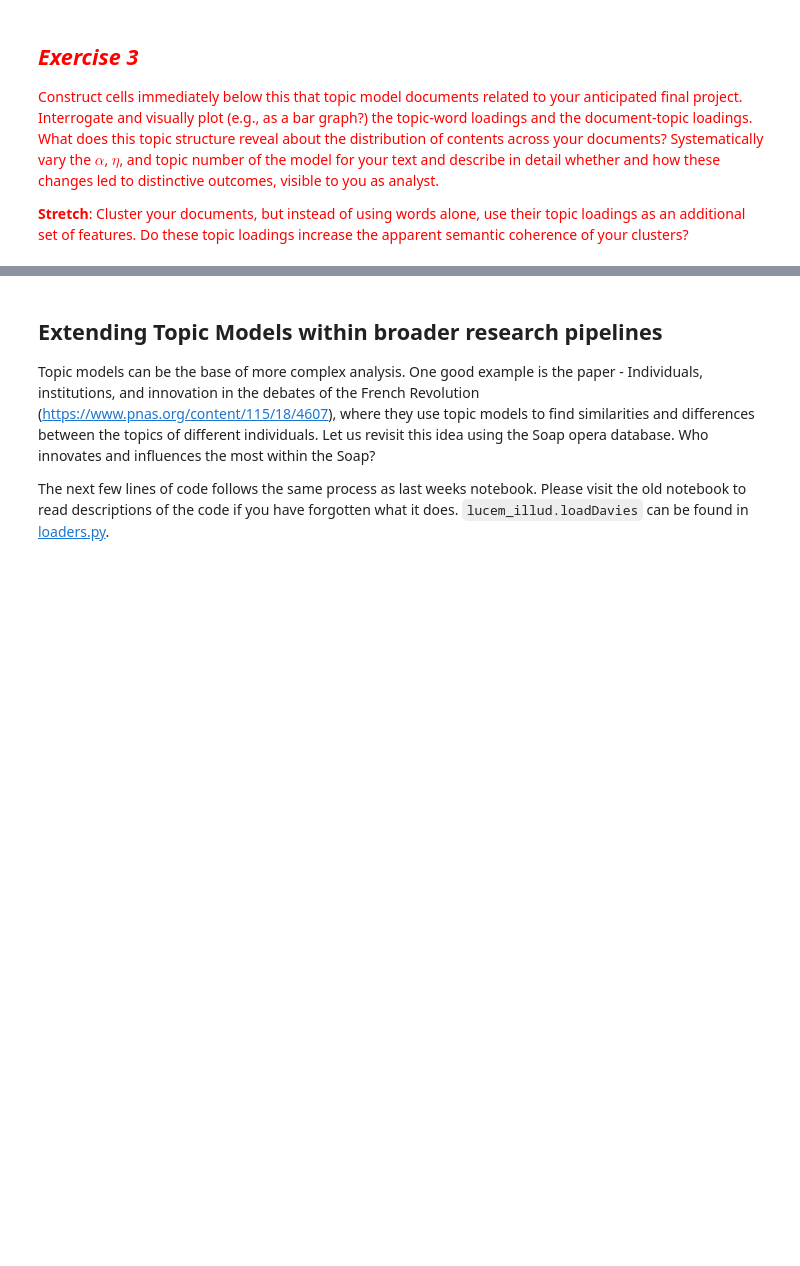
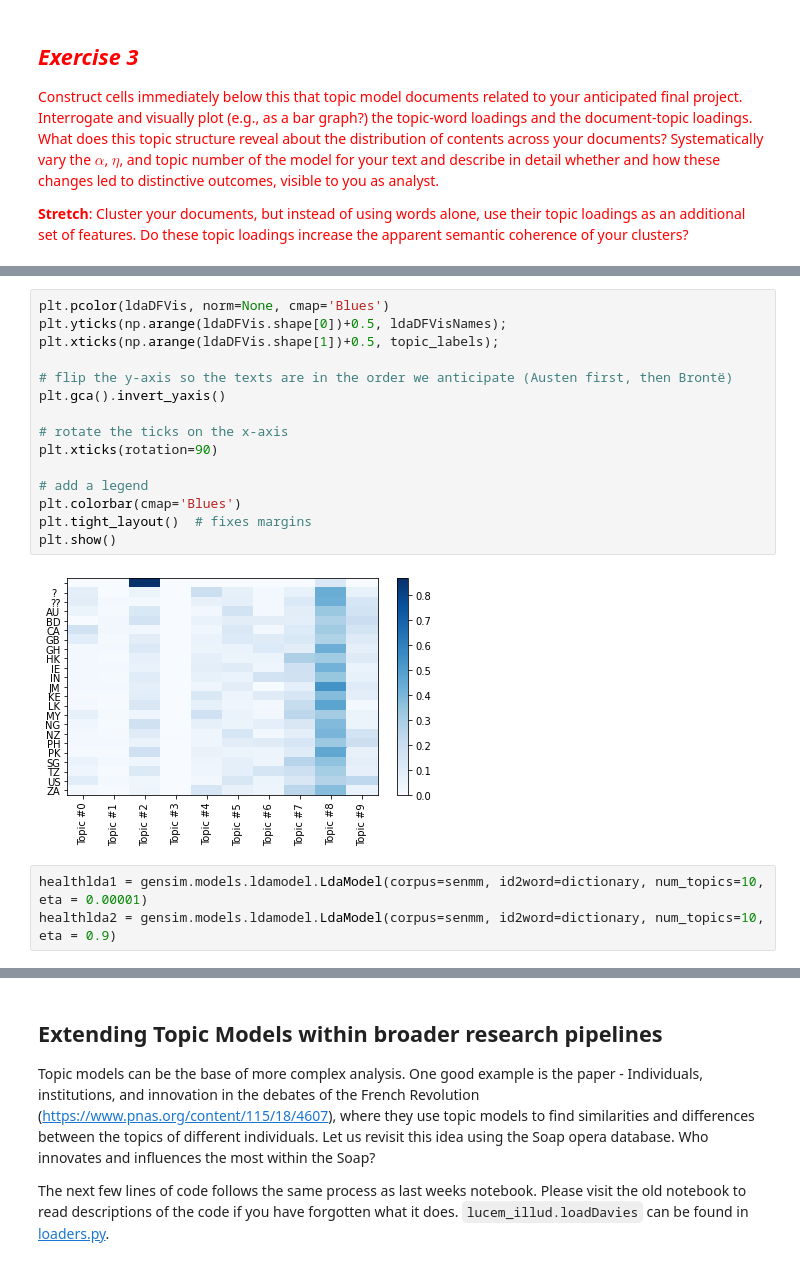
Before and after one commit to floriatea/CCA_NLP, a Jupyter notebook: Homework-Notebooks-2023/week-3/3-Topic-Modeling-and-Clustering.ipynb, the cells around one changed output, grey strips where cells are left out. Drawn from its saved outputs; the diff is of its cells as text; blank space fills up the shorter version.

```diff
--- a/Homework-Notebooks-2023/week-3/3-Topic-Modeling-and-Clustering.ipynb
+++ b/Homework-Notebooks-2023/week-3/3-Topic-Modeling-and-Clustering.ipynb
@@ -1370,0 +1626,20 @@ This [HDP tutorial](https://towardsdatascience.com/dont-be-afraid-of-nonparametr
+# %%
+plt.pcolor(ldaDFVis, norm=None, cmap='Blues')
+plt.yticks(np.arange(ldaDFVis.shape[0])+0.5, ldaDFVisNames);
+plt.xticks(np.arange(ldaDFVis.shape[1])+0.5, topic_labels);
+
+# flip the y-axis so the texts are in the order we anticipate (Austen first, then Brontë)
+plt.gca().invert_yaxis()
+
+# rotate the ticks on the x-axis
+plt.xticks(rotation=90)
+
+# add a legend
+plt.colorbar(cmap='Blues')
+plt.tight_layout()  # fixes margins
+plt.show()
+# %% [output]
+[figure, added]
+# %%
+healthlda1 = gensim.models.ldamodel.LdaModel(corpus=senmm, id2word=dictionary, num_topics=10, eta = 0.00001)
+healthlda2 = gensim.models.ldamodel.LdaModel(corpus=senmm, id2word=dictionary, num_topics=10, eta = 0.9)
```
Also changed, not shown: parts of 34 cells of this notebook.
